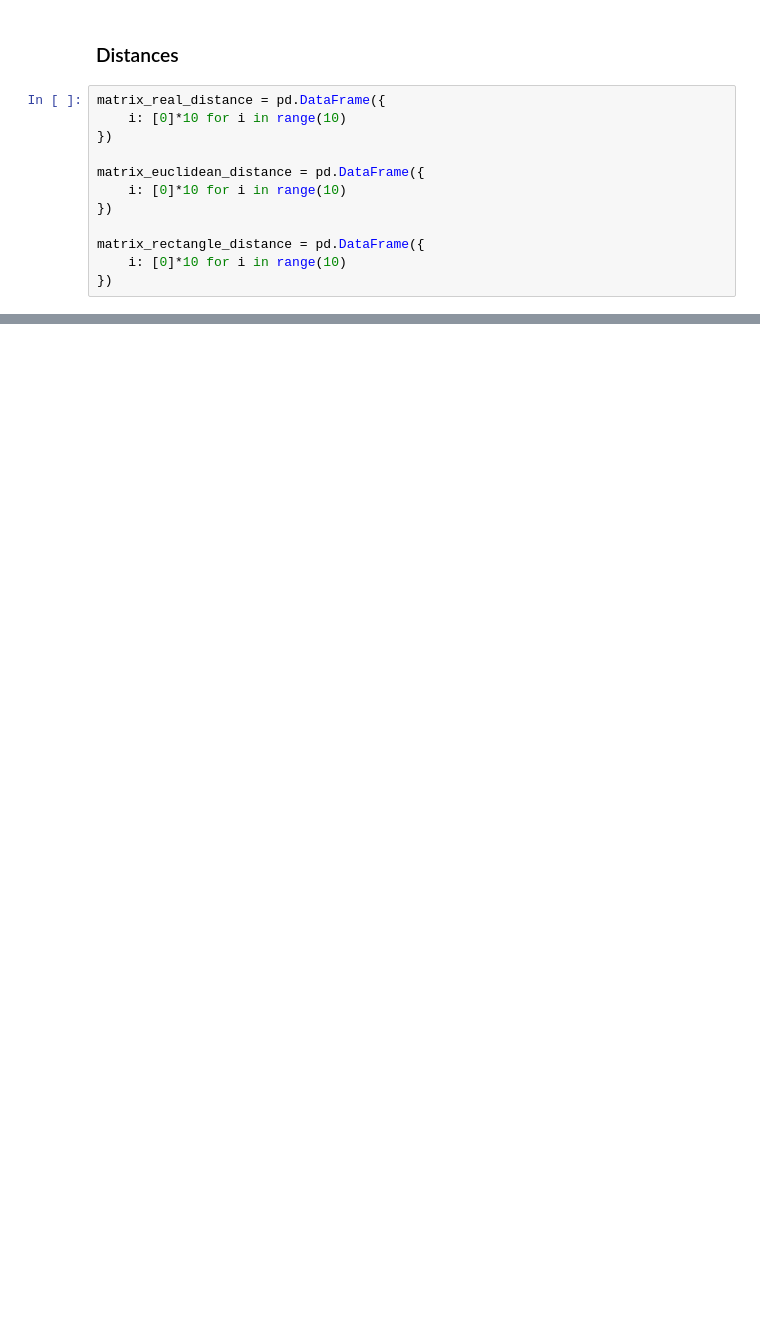
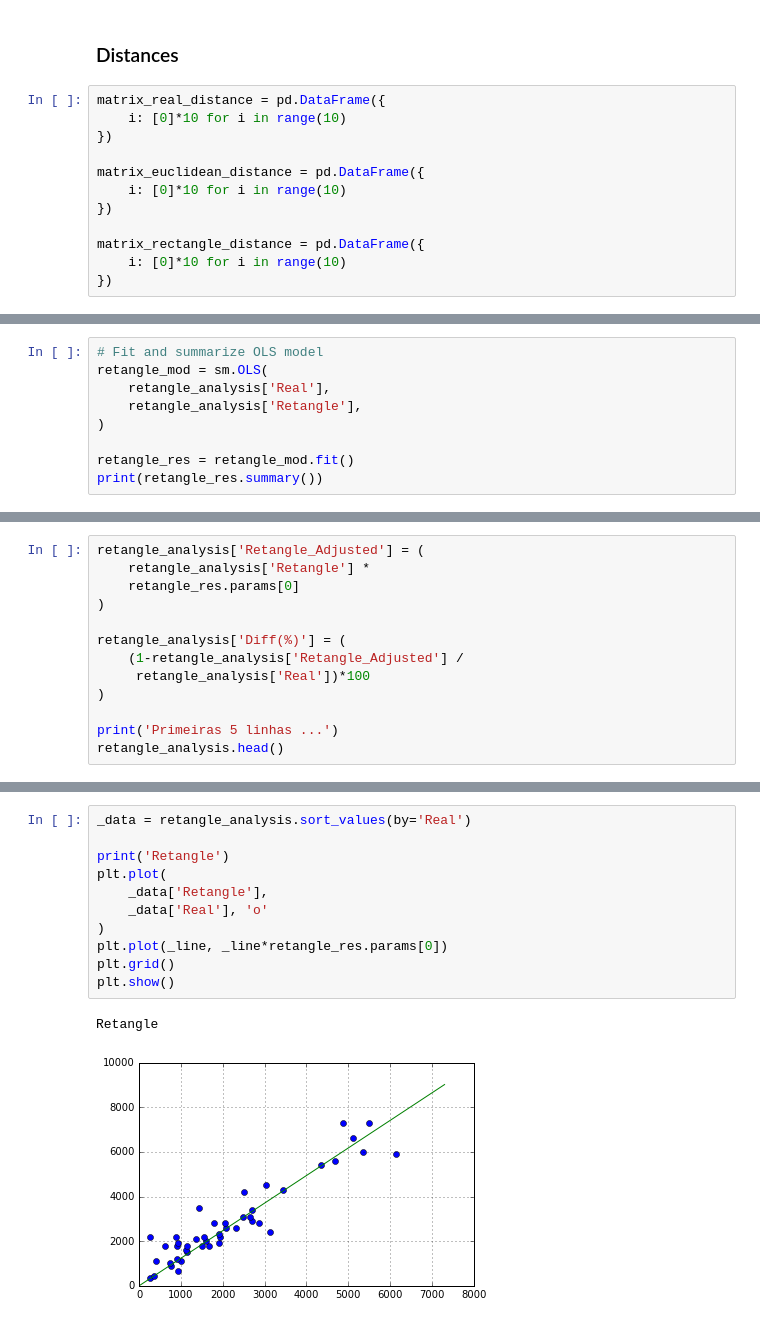
Before and after one commit to xmnlab/notebooks, a Jupyter notebook: operational_research/Distance-Calculation.ipynb, the cells around one changed output, grey strips where cells are left out. Saved outputs shown, nothing was run; the diff lists cells and outputs as text; blank space fills up the shorter version.

```diff
--- a/operational_research/Distance-Calculation.ipynb
+++ b/operational_research/Distance-Calculation.ipynb
@@ -280,0 +282,9 @@ RECTANGLE DISTANCE
+# %%
+# Fit and summarize OLS model
+retangle_mod = sm.OLS(
+    retangle_analysis['Real'],
+    retangle_analysis['Retangle'],
+)
+
+retangle_res = retangle_mod.fit()
+print(retangle_res.summary())
@@ -280,0 +330,13 @@ RECTANGLE DISTANCE
+# %%
+retangle_analysis['Retangle_Adjusted'] = (
+    retangle_analysis['Retangle'] *
+    retangle_res.params[0]
+)
+
+retangle_analysis['Diff(%)'] = (
+    (1-retangle_analysis['Retangle_Adjusted'] /
+     retangle_analysis['Real'])*100
+)
+
+print('Primeiras 5 linhas ...')
+retangle_analysis.head()
@@ -280,0 +366,14 @@ RECTANGLE DISTANCE
+# %%
+_data = retangle_analysis.sort_values(by='Real')
+
+print('Retangle')
+plt.plot(
+    _data['Retangle'],
+    _data['Real'], 'o'
+)
+plt.plot(_line, _line*retangle_res.params[0])
+plt.grid()
+plt.show()
+# %% [output]
+Retangle
+[figure, added]
```
Also changed, not shown: parts of 22 cells of this notebook.
